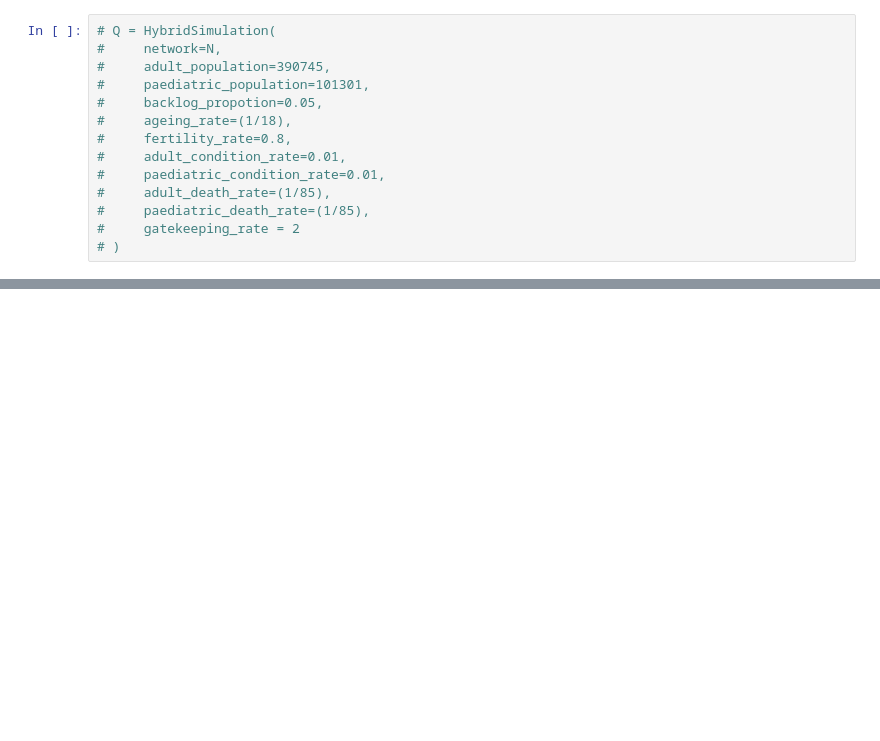
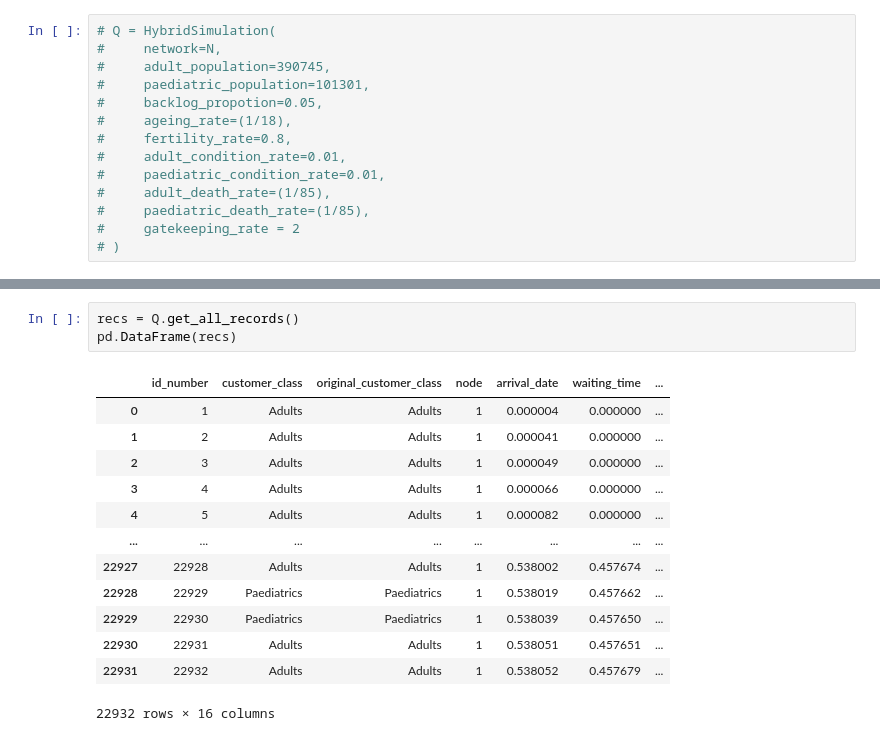
Before and after one commit to MHowells/HybridSimModel, a Jupyter notebook: hybrid_simulation.ipynb, the cells around one changed output, grey strips where cells are left out. Saved outputs shown, nothing was run; the diff lists cells and outputs as text; blank space fills up the shorter version.

```diff
--- a/hybrid_simulation.ipynb
+++ b/hybrid_simulation.ipynb
@@ -251,3 +263,20 @@ Q.nodes[-1].all_individuals
+# %%
+recs = Q.get_all_records()
+pd.DataFrame(recs)
+# %% [output]
+|  | id_number | customer_class | original_customer_class | node | arrival_date | waiting_time | ... |
+| 0 | 1 | Adults | Adults | 1 | 0.000004 | 0.000000 | ... |
+| 1 | 2 | Adults | Adults | 1 | 0.000041 | 0.000000 | ... |
+| 2 | 3 | Adults | Adults | 1 | 0.000049 | 0.000000 | ... |
+| 3 | 4 | Adults | Adults | 1 | 0.000066 | 0.000000 | ... |
+| 4 | 5 | Adults | Adults | 1 | 0.000082 | 0.000000 | ... |
+| ... | ... | ... | ... | ... | ... | ... | ... |
+| 22927 | 22928 | Adults | Adults | 1 | 0.538002 | 0.457674 | ... |
+| 22928 | 22929 | Paediatrics | Paediatrics | 1 | 0.538019 | 0.457662 | ... |
+| 22929 | 22930 | Paediatrics | Paediatrics | 1 | 0.538039 | 0.457650 | ... |
+| 22930 | 22931 | Adults | Adults | 1 | 0.538051 | 0.457651 | ... |
+| 22931 | 22932 | Adults | Adults | 1 | 0.538052 | 0.457679 | ... |
+22932 rows × 16 columns
 # %%
 fig, axs = plt.subplots(2, 2, figsize=(24, 10))
 axs[0, 0].plot(Q.SD.time, Q.SD.P[0], label="$P_{n}$")
```
Also changed, not shown: parts of 16 cells of this notebook.
